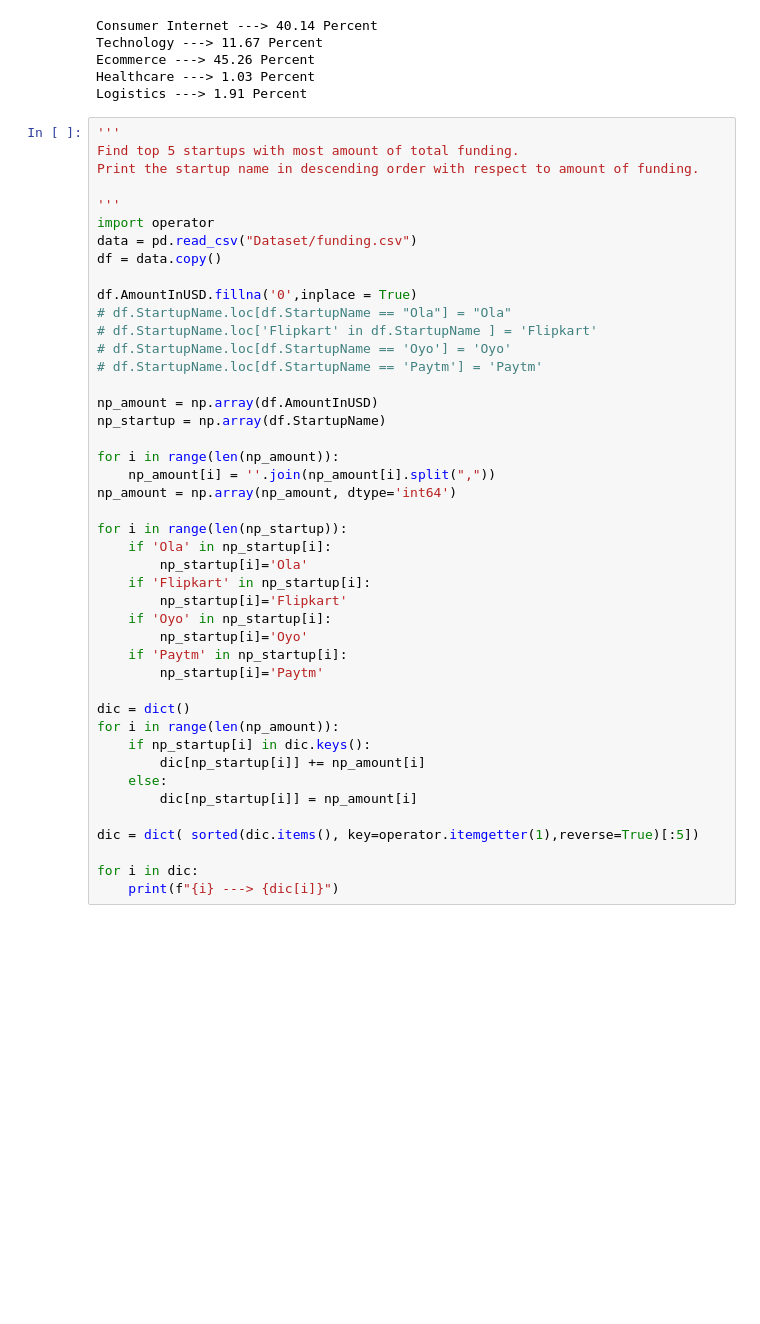
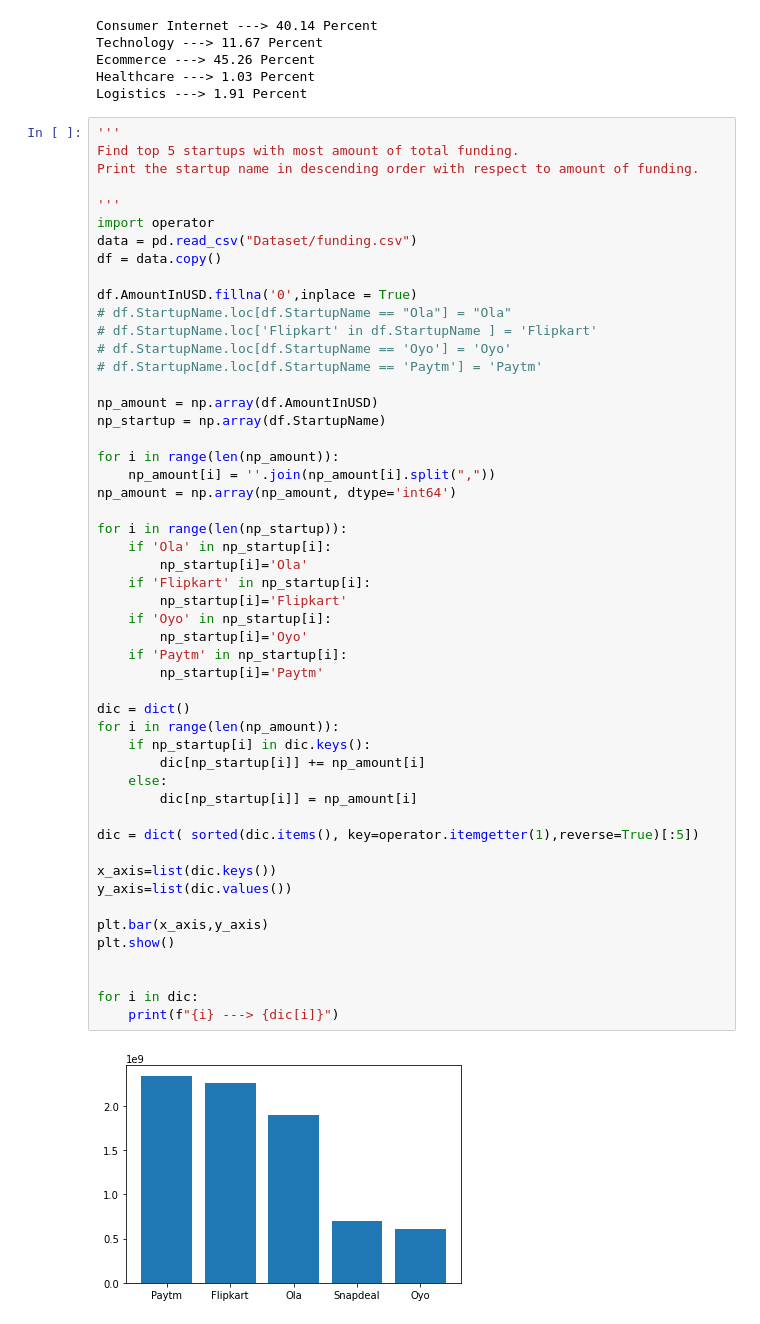
Before and after one commit to AkashKumarSingh11032001/Coding_Ninja_DataScience_Course, a Jupyter notebook: 14. Project-Case Study (Part-1)/Case_1.ipynb, the cells around one changed output. Saved outputs shown, nothing was run; the diff lists cells and outputs as text; blank space fills up the shorter version.

```diff
--- a/14. Project-Case Study (Part-1)/Case_1.ipynb
+++ b/14. Project-Case Study (Part-1)/Case_1.ipynb
@@ -380,33 +380,41 @@ df.AmountInUSD.fillna('0',inplace = True)
 
 np_amount = np.array(df.AmountInUSD)
 np_startup = np.array(df.StartupName)
 
 for i in range(len(np_amount)):
     np_amount[i] = ''.join(np_amount[i].split(","))
 np_amount = np.array(np_amount, dtype='int64')
 
 for i in range(len(np_startup)):
     if 'Ola' in np_startup[i]:
         np_startup[i]='Ola'
     if 'Flipkart' in np_startup[i]:
         np_startup[i]='Flipkart'
     if 'Oyo' in np_startup[i]:
         np_startup[i]='Oyo'
     if 'Paytm' in np_startup[i]:
         np_startup[i]='Paytm'
 
 dic = dict()
 for i in range(len(np_amount)):
     if np_startup[i] in dic.keys():
         dic[np_startup[i]] += np_amount[i]
     else:
         dic[np_startup[i]] = np_amount[i]
 
 dic = dict( sorted(dic.items(), key=operator.itemgetter(1),reverse=True)[:5])
 
+x_axis=list(dic.keys())
+y_axis=list(dic.values())
+
+plt.bar(x_axis,y_axis)
+plt.show()
+
+
 for i in dic:
     print(f"{i} ---> {dic[i]}")
 # %% [output]
+[figure, added]
 Paytm ---> 2340000000
 Flipkart ---> 2259700000
 Ola ---> 1899500000
```
Also changed, not shown: parts of 2 cells of this notebook.
